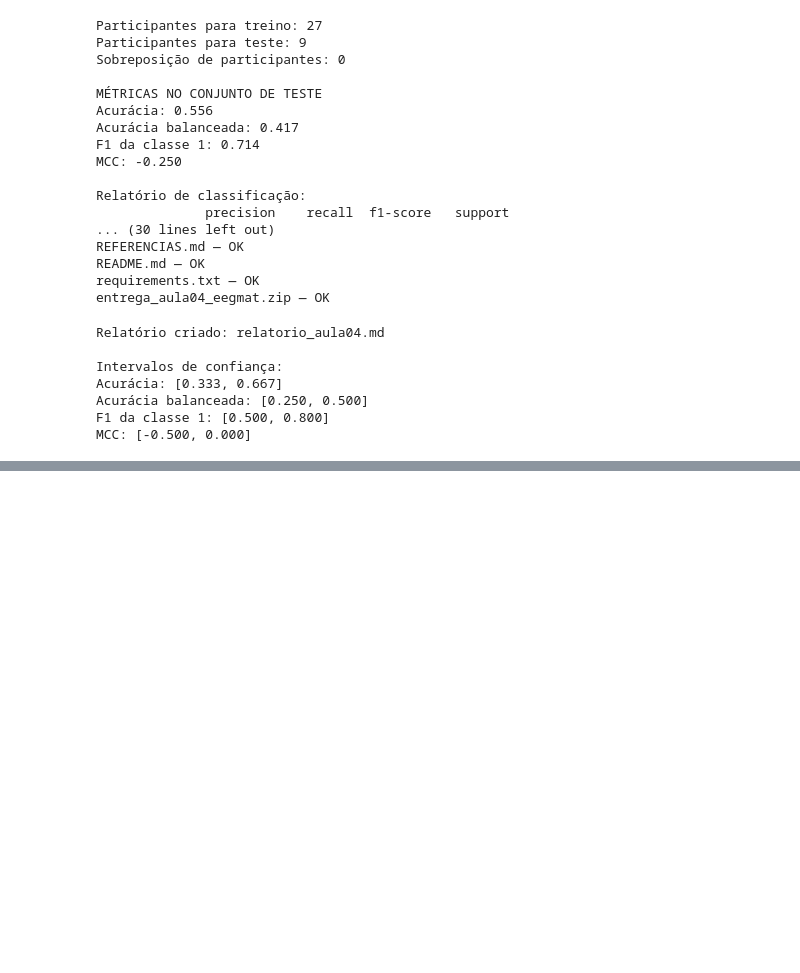
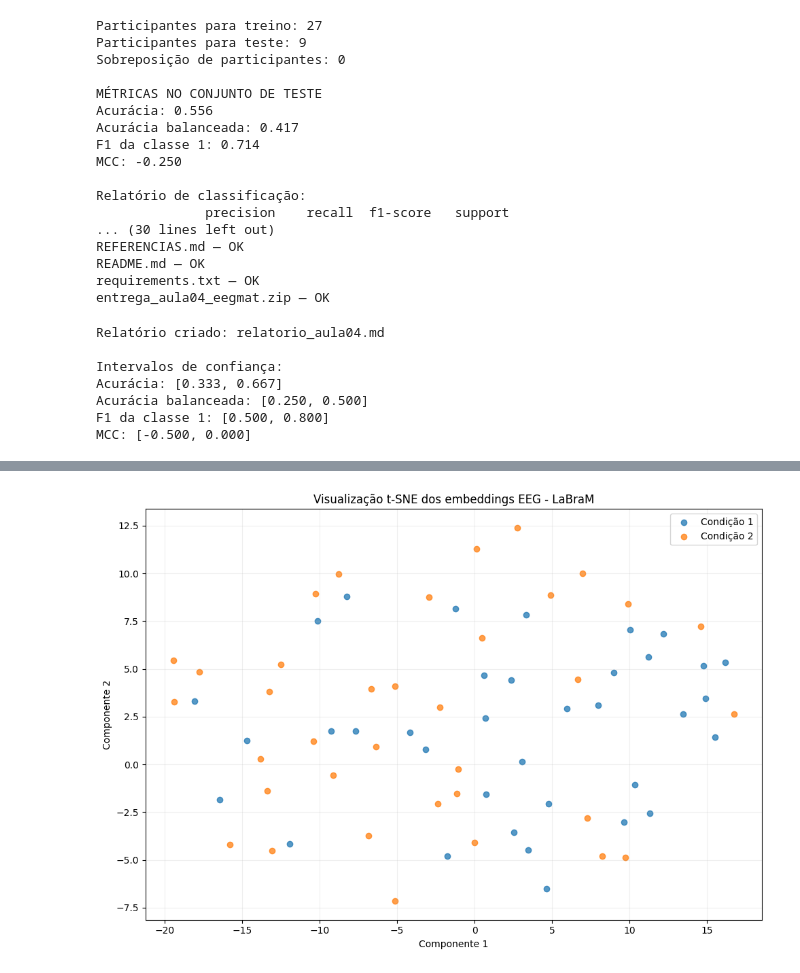
Before and after one commit to mariasurjus1005/projeto-reprodutivel-eeg_aula1, a Jupyter notebook: EEGMAT_EDA.ipynb, the cells around one changed output, grey strips where cells are left out. Drawn from its saved outputs; the diff is of its cells as text; code cells hidden in the pictures; blank space fills up the shorter version.

```diff
--- a/EEGMAT_EDA.ipynb
+++ b/EEGMAT_EDA.ipynb
@@ -1695,0 +1857,14 @@ MCC: [-0.500, 0.000]
+# %%
+modelo.eval()
+
+with torch.no_grad():
+    resultado = modelo(
+        entrada,
+        return_features=True,
+        ch_names=list(renomear.values())
+    )
+
+embedding = resultado["cls_token"].squeeze(0).numpy()
+
+print("Dimensão do embedding:", embedding.shape)
+print("Primeiros valores:", embedding[:10])
@@ -1695,0 +2059,82 @@ MCC: [-0.500, 0.000]
+# %%
+from sklearn.metrics.pairwise import cosine_similarity
+
+X = gravacoes[colunas_emb].values
+
+similaridades = cosine_similarity(X)
+
+resultados = []
+
+for i, linha in gravacoes.iterrows():
+
+    indices = np.argsort(similaridades[i])[::-1]
+
+    # Excluir a própria gravação
+    indices = [j for j in indices if j != i][:3]
+
+    for posicao, j in enumerate(indices, 1):
+
+        vizinho = gravacoes.iloc[j]
+
+        resultados.append({
+            "recording_id": linha["recording_id"],
+            "nearest_neighbor": vizinho["recording_id"],
+            "rank": posicao,
+            "similarity": similaridades[i, j],
+            "same_patient": linha["patient_id"] == vizinho["patient_id"],
+            "same_condition": linha["condition"] == vizinho["condition"]
+        })
+
+vizinhos = pd.DataFrame(resultados)
+
+vizinhos.to_csv(
+    pasta + "/vizinhos_mais_proximos.csv",
+    index=False
+)
+
+print(vizinhos.head(15).to_string(index=False))
+import matplotlib.pyplot as plt
+from sklearn.manifold import TSNE
+
+X = gravacoes[colunas_emb].values
+
+tsne = TSNE(
+    n_components=2,
+    perplexity=10,
+    metric="cosine",
+    init="pca",
+    learning_rate="auto",
+    random_state=42
+)
+
+projecao = tsne.fit_transform(X)
+
+gravacoes["TSNE_1"] = projecao[:, 0]
+gravacoes["TSNE_2"] = projecao[:, 1]
+
+plt.figure(figsize=(10, 7))
+
+for condicao in sorted(gravacoes["condition"].unique()):
+    grupo = gravacoes[gravacoes["condition"] == condicao]
+
+    plt.scatter(
+        grupo["TSNE_1"],
+        grupo["TSNE_2"],
+        label=f"Condição {condicao}",
+        alpha=0.75
+    )
+
+plt.title("Visualização t-SNE dos embeddings EEG - LaBraM")
+plt.xlabel("Componente 1")
+plt.ylabel("Componente 2")
+plt.legend()
+plt.grid(alpha=0.2)
+plt.tight_layout()
+
+plt.savefig(
+    pasta + "/visualizacao_tsne_eegmat.png",
+    dpi=300
+)
+
+plt.show()
+# %% [output]
@@ -1695,0 +2157 @@ MCC: [-0.500, 0.000]
+[figure, added]
```
Also changed, not shown: parts of 15 cells of this notebook.
